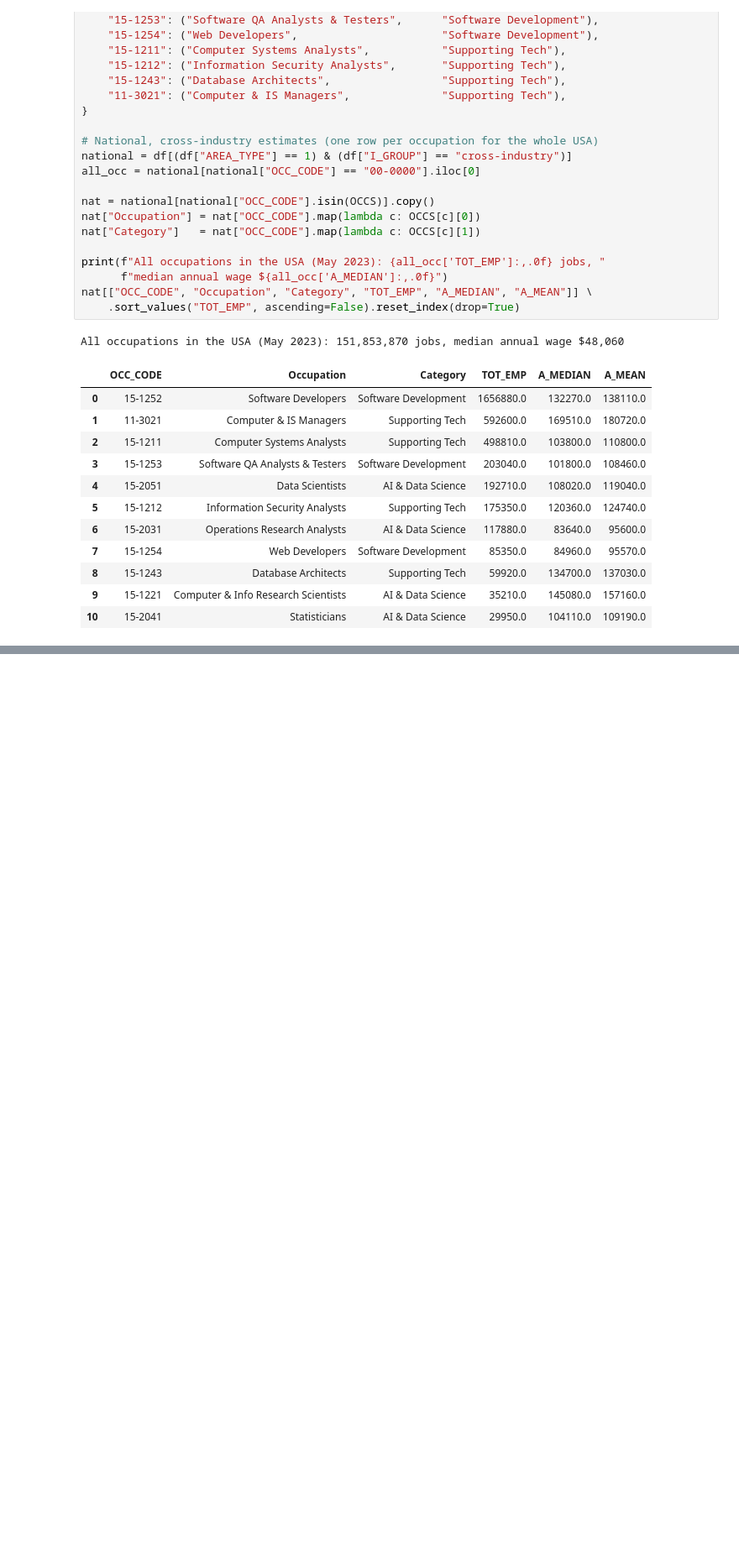
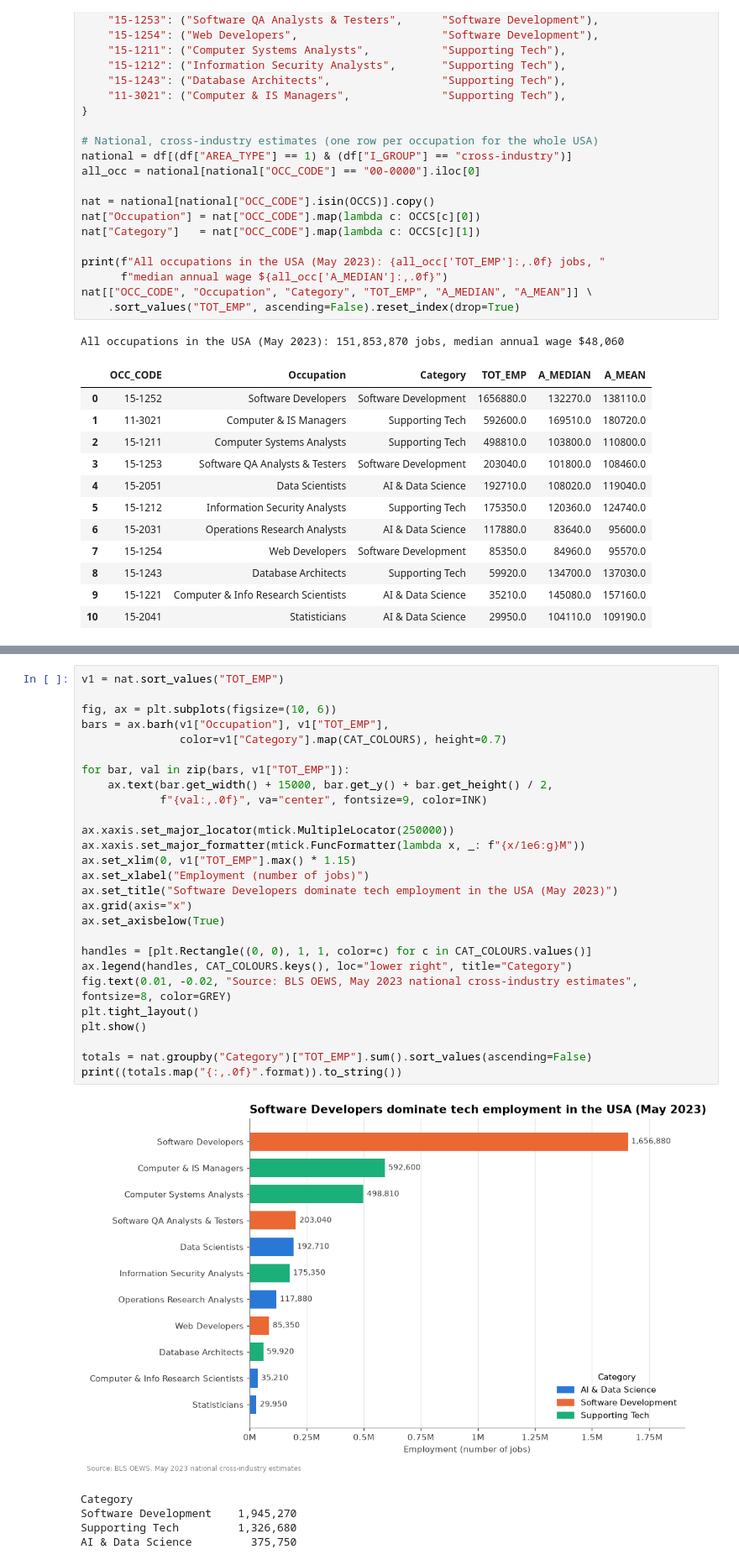
Before and after one commit to lucascardeal25/CA1-DVC, a Jupyter notebook: CA1_dvc.ipynb, the cells around one changed output, grey strips where cells are left out. Shown at 84% size. Cells and saved outputs as stored; diff of their text form; blank space fills up the shorter version.

Commit message:
Add dataset loading and initial data preparation

```diff
--- a/CA1_dvc.ipynb
+++ b/CA1_dvc.ipynb
@@ -152,0 +161,33 @@ All occupations in the USA (May 2023): 151,853,870 jobs, median annual wage $48,
+# %%
+v1 = nat.sort_values("TOT_EMP")
+
+fig, ax = plt.subplots(figsize=(10, 6))
+bars = ax.barh(v1["Occupation"], v1["TOT_EMP"],
+               color=v1["Category"].map(CAT_COLOURS), height=0.7)
+
+for bar, val in zip(bars, v1["TOT_EMP"]):
+    ax.text(bar.get_width() + 15000, bar.get_y() + bar.get_height() / 2,
+            f"{val:,.0f}", va="center", fontsize=9, color=INK)
+
+ax.xaxis.set_major_locator(mtick.MultipleLocator(250000))
+ax.xaxis.set_major_formatter(mtick.FuncFormatter(lambda x, _: f"{x/1e6:g}M"))
+ax.set_xlim(0, v1["TOT_EMP"].max() * 1.15)
+ax.set_xlabel("Employment (number of jobs)")
+ax.set_title("Software Developers dominate tech employment in the USA (May 2023)")
+ax.grid(axis="x")
+ax.set_axisbelow(True)
+
+handles = [plt.Rectangle((0, 0), 1, 1, color=c) for c in CAT_COLOURS.values()]
+ax.legend(handles, CAT_COLOURS.keys(), loc="lower right", title="Category")
+fig.text(0.01, -0.02, "Source: BLS OEWS, May 2023 national cross-industry estimates", fontsize=8, color=GREY)
+plt.tight_layout()
+plt.show()
+
+totals = nat.groupby("Category")["TOT_EMP"].sum().sort_values(ascending=False)
+print((totals.map("{:,.0f}".format)).to_string())
+# %% [output]
+[figure, added]
+Category
+Software Development    1,945,270
+Supporting Tech         1,326,680
+AI & Data Science         375,750
```
Also changed, not shown: parts of 2 cells of this notebook.
